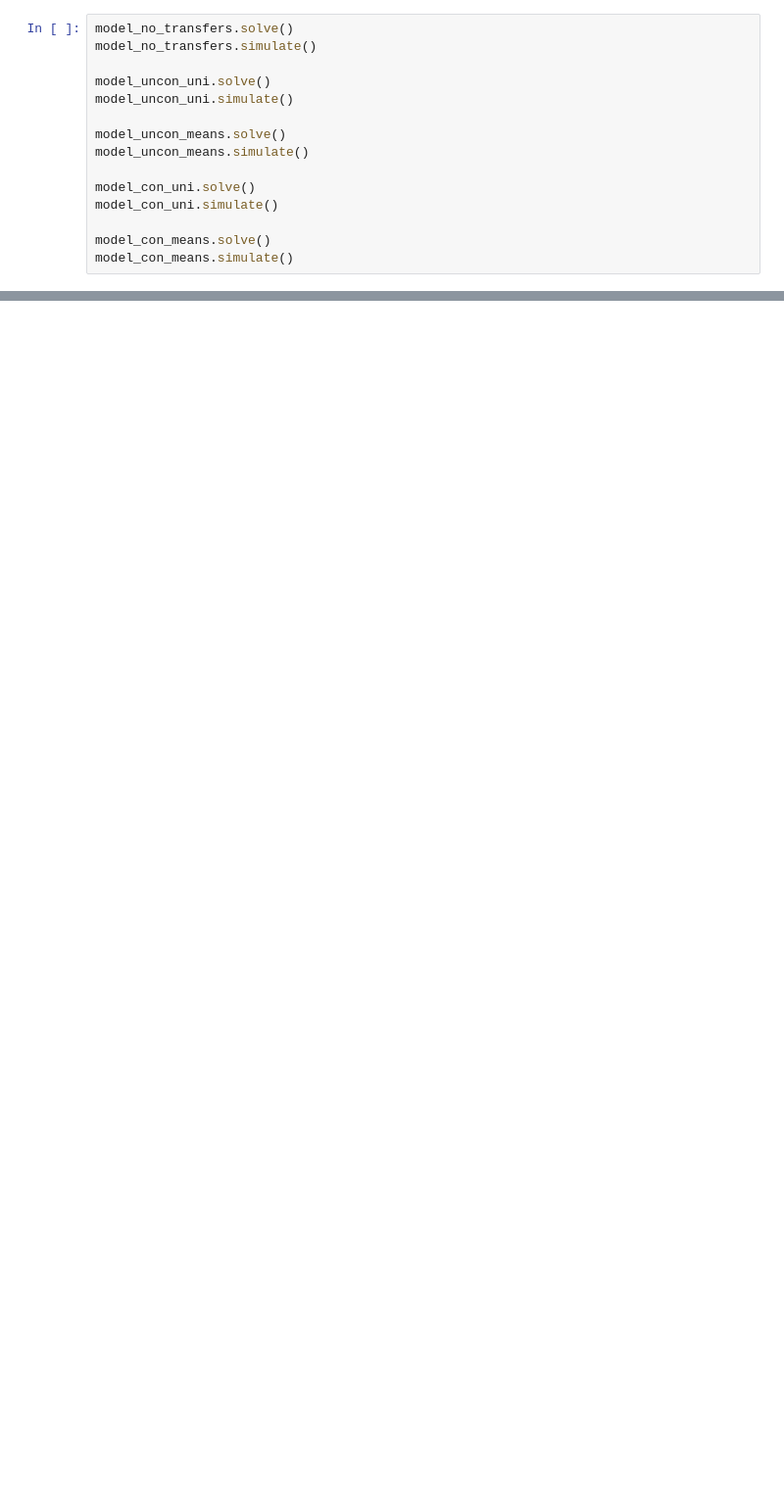
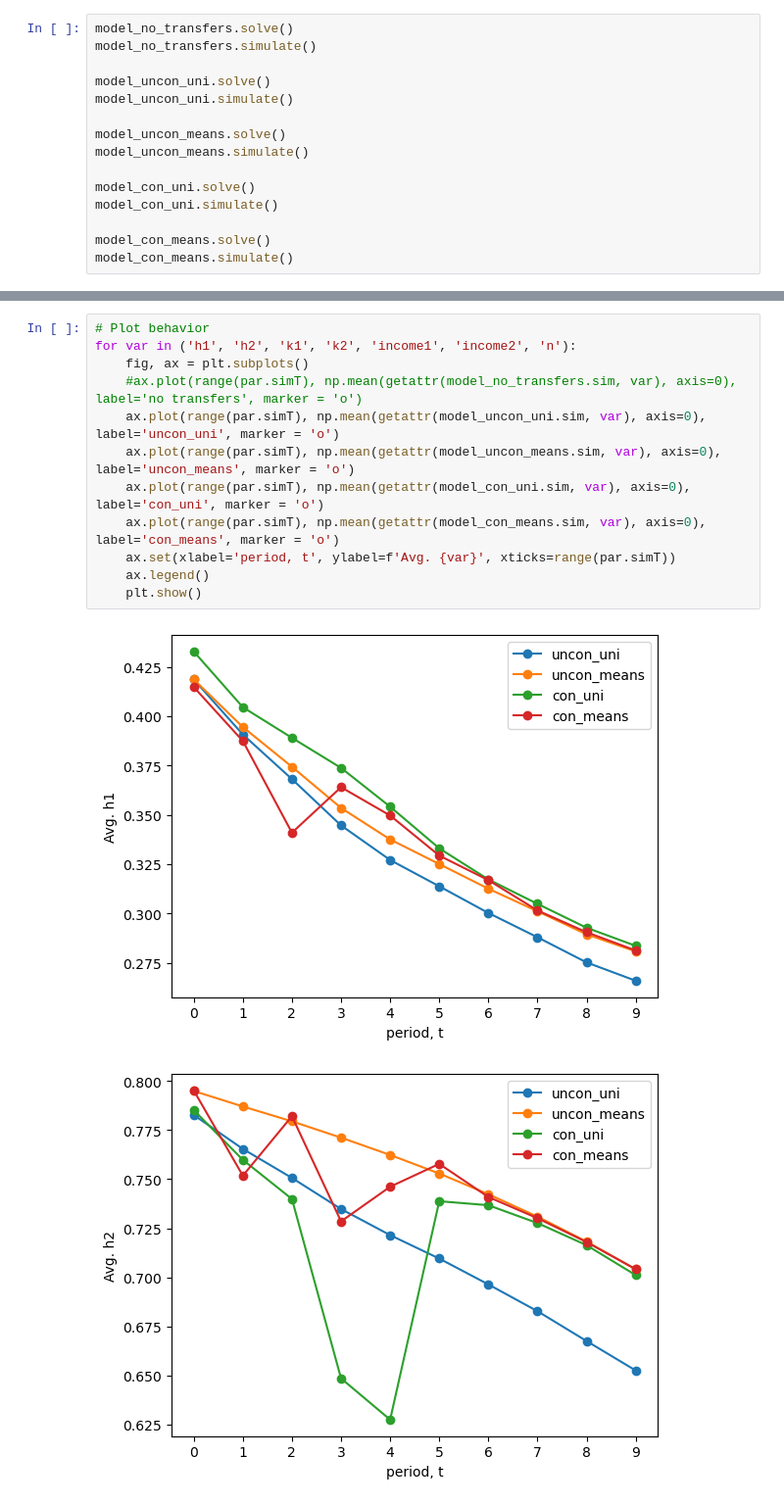
Before and after one commit to clynejj/Welfare-State-Seminar-Paper, a Jupyter notebook: Simple unitary model/01. Dynamic Household Labor, Transfers.ipynb, the cells around one changed output, grey strips where cells are left out. Shown: that part at 98% size. Saved outputs shown, nothing was run; the diff lists cells and outputs as text; blank space fills up the shorter version.

```diff
--- a/Simple unitary model/01. Dynamic Household Labor, Transfers.ipynb
+++ b/Simple unitary model/01. Dynamic Household Labor, Transfers.ipynb
@@ -197 +106,16 @@ for var in ('h1','h2','k1','k2','income1','income2', 'n'):
 [figure]
+# %%
+# Plot behavior
+for var in ('h1', 'h2', 'k1', 'k2', 'income1', 'income2', 'n'):
+    fig, ax = plt.subplots()
+    #ax.plot(range(par.simT), np.mean(getattr(model_no_transfers.sim, var), axis=0), label='no transfers', marker = 'o')
+    ax.plot(range(par.simT), np.mean(getattr(model_uncon_uni.sim, var), axis=0), label='uncon_uni', marker = 'o')
+    ax.plot(range(par.simT), np.mean(getattr(model_uncon_means.sim, var), axis=0), label='uncon_means', marker = 'o')
+    ax.plot(range(par.simT), np.mean(getattr(model_con_uni.sim, var), axis=0), label='con_uni', marker = 'o')
+    ax.plot(range(par.simT), np.mean(getattr(model_con_means.sim, var), axis=0), label='con_means', marker = 'o')
+    ax.set(xlabel='period, t', ylabel=f'Avg. {var}', xticks=range(par.simT))
+    ax.legend()
+    plt.show()
+# %% [output]
+[figure, added]
+[figure, added]
```
Also changed, not shown: parts of 7 cells of this notebook, 4 other files.
